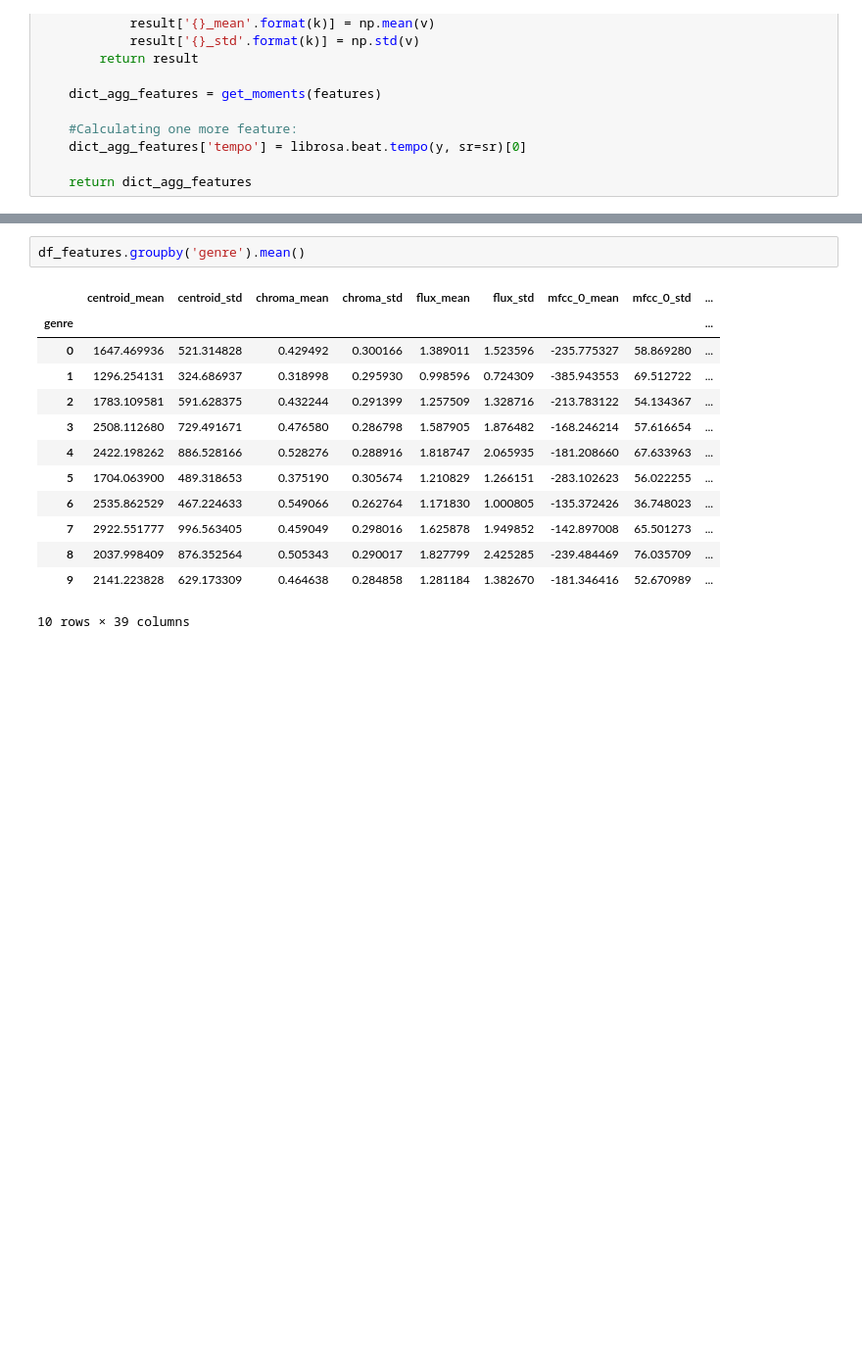
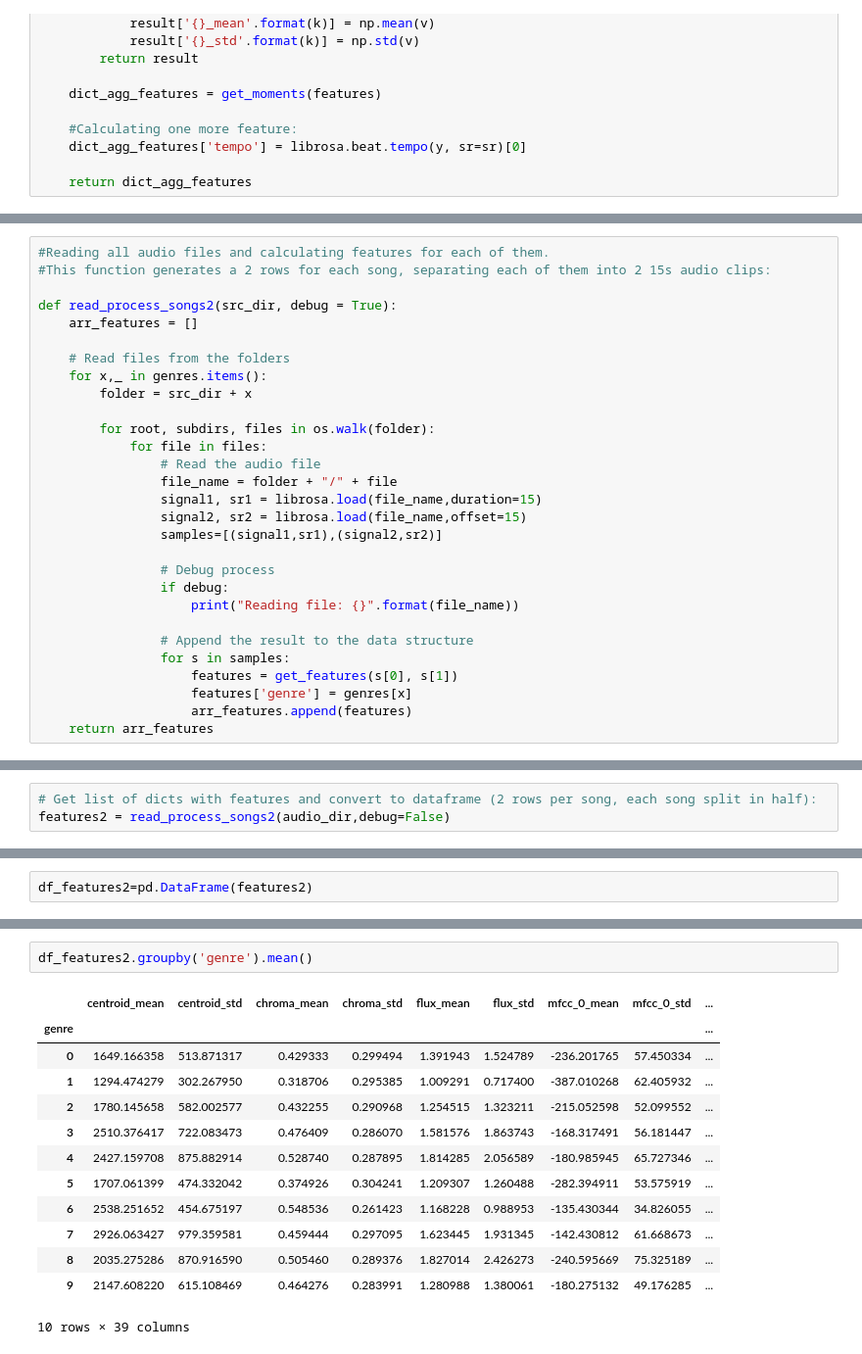
Before and after one commit to maxsanchezdp/final_project_data, a Jupyter notebook: feature_extraction.ipynb, the cells around one changed output, grey strips where cells are left out. Shown at 98% size. Drawn from its saved outputs; the diff is of its cells as text; blank space fills up the shorter version.

```diff
--- a/feature_extraction.ipynb
+++ b/feature_extraction.ipynb
@@ -94,4 +93,33 @@ def read_process_songs(src_dir, debug = True):
                 features['genre'] = genres[x]
                 arr_features.append(features)
     return arr_features
+# %%
+#Reading all audio files and calculating features for each of them.
+#This function generates a 2 rows for each song, separating each of them into 2 15s audio clips:
+
+def read_process_songs2(src_dir, debug = True):
+    arr_features = []
+
+    # Read files from the folders
+    for x,_ in genres.items():
+        folder = src_dir + x
+
+        for root, subdirs, files in os.walk(folder):
+            for file in files:
+                # Read the audio file
+                file_name = folder + "/" + file
+                signal1, sr1 = librosa.load(file_name,duration=15)
+                signal2, sr2 = librosa.load(file_name,offset=15)
+                samples=[(signal1,sr1),(signal2,sr2)]
+
+                # Debug process
+                if debug:
+                    print("Reading file: {}".format(file_name))
+
+                # Append the result to the data structure
+                for s in samples:
+                    features = get_features(s[0], s[1])
+                    features['genre'] = genres[x]
+                    arr_features.append(features)
+    return arr_features
 # %%
@@ -100,2 +128,5 @@ features = read_process_songs(audio_dir,debug=True)
+# %%
+# Get list of dicts with features and convert to dataframe (2 rows per song, each song split in half):
+features2 = read_process_songs2(audio_dir,debug=False)
 # %%
 #Convert to dataframe:
@@ -106 +186,3 @@ df_features.to_csv('./Features/features.csv', index=False)
+# %%
+df_features2=pd.DataFrame(features2)
 # %%
@@ -138,17 +220,17 @@ df_features.describe()
 8 rows × 40 columns
 # %%
-df_features.groupby('genre').mean()
+df_features2.groupby('genre').mean()
 # %% [output]
 |  | centroid_mean | centroid_std | chroma_mean | chroma_std | flux_mean | flux_std | mfcc_0_mean | mfcc_0_std | ... |
 | genre |  |  |  |  |  |  |  |  | ... |
-| 0 | 1647.469936 | 521.314828 | 0.429492 | 0.300166 | 1.389011 | 1.523596 | -235.775327 | 58.869280 | ... |
-| 1 | 1296.254131 | 324.686937 | 0.318998 | 0.295930 | 0.998596 | 0.724309 | -385.943553 | 69.512722 | ... |
-| 2 | 1783.109581 | 591.628375 | 0.432244 | 0.291399 | 1.257509 | 1.328716 | -213.783122 | 54.134367 | ... |
-| 3 | 2508.112680 | 729.491671 | 0.476580 | 0.286798 | 1.587905 | 1.876482 | -168.246214 | 57.616654 | ... |
-| 4 | 2422.198262 | 886.528166 | 0.528276 | 0.288916 | 1.818747 | 2.065935 | -181.208660 | 67.633963 | ... |
-| 5 | 1704.063900 | 489.318653 | 0.375190 | 0.305674 | 1.210829 | 1.266151 | -283.102623 | 56.022255 | ... |
-| 6 | 2535.862529 | 467.224633 | 0.549066 | 0.262764 | 1.171830 | 1.000805 | -135.372426 | 36.748023 | ... |
-| 7 | 2922.551777 | 996.563405 | 0.459049 | 0.298016 | 1.625878 | 1.949852 | -142.897008 | 65.501273 | ... |
-| 8 | 2037.998409 | 876.352564 | 0.505343 | 0.290017 | 1.827799 | 2.425285 | -239.484469 | 76.035709 | ... |
-| 9 | 2141.223828 | 629.173309 | 0.464638 | 0.284858 | 1.281184 | 1.382670 | -181.346416 | 52.670989 | ... |
+| 0 | 1649.166358 | 513.871317 | 0.429333 | 0.299494 | 1.391943 | 1.524789 | -236.201765 | 57.450334 | ... |
+| 1 | 1294.474279 | 302.267950 | 0.318706 | 0.295385 | 1.009291 | 0.717400 | -387.010268 | 62.405932 | ... |
+| 2 | 1780.145658 | 582.002577 | 0.432255 | 0.290968 | 1.254515 | 1.323211 | -215.052598 | 52.099552 | ... |
+| 3 | 2510.376417 | 722.083473 | 0.476409 | 0.286070 | 1.581576 | 1.863743 | -168.317491 | 56.181447 | ... |
+| 4 | 2427.159708 | 875.882914 | 0.528740 | 0.287895 | 1.814285 | 2.056589 | -180.985945 | 65.727346 | ... |
+| 5 | 1707.061399 | 474.332042 | 0.374926 | 0.304241 | 1.209307 | 1.260488 | -282.394911 | 53.575919 | ... |
+| 6 | 2538.251652 | 454.675197 | 0.548536 | 0.261423 | 1.168228 | 0.988953 | -135.430344 | 34.826055 | ... |
+| 7 | 2926.063427 | 979.359581 | 0.459444 | 0.297095 | 1.623445 | 1.931345 | -142.430812 | 61.668673 | ... |
+| 8 | 2035.275286 | 870.916590 | 0.505460 | 0.289376 | 1.827014 | 2.426273 | -240.595669 | 75.325189 | ... |
+| 9 | 2147.608220 | 615.108469 | 0.464276 | 0.283991 | 1.280988 | 1.380061 | -180.275132 | 49.176285 | ... |
 10 rows × 39 columns
```
Also changed, not shown: parts of 12 cells of this notebook, 3 other files.
